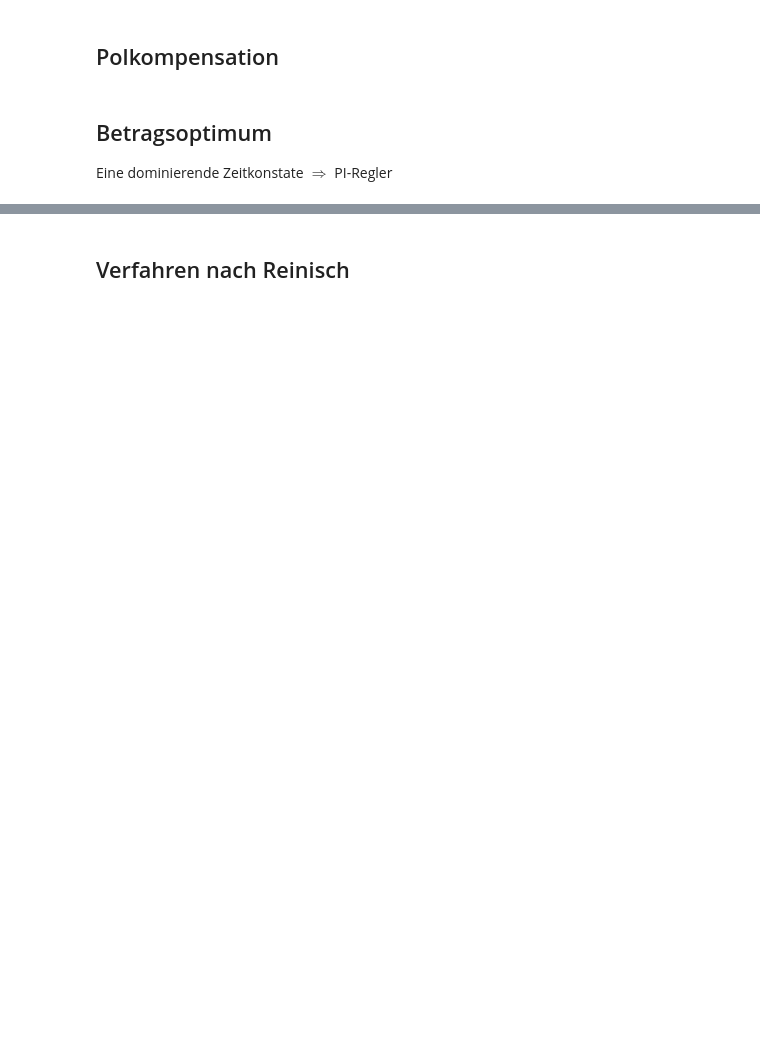
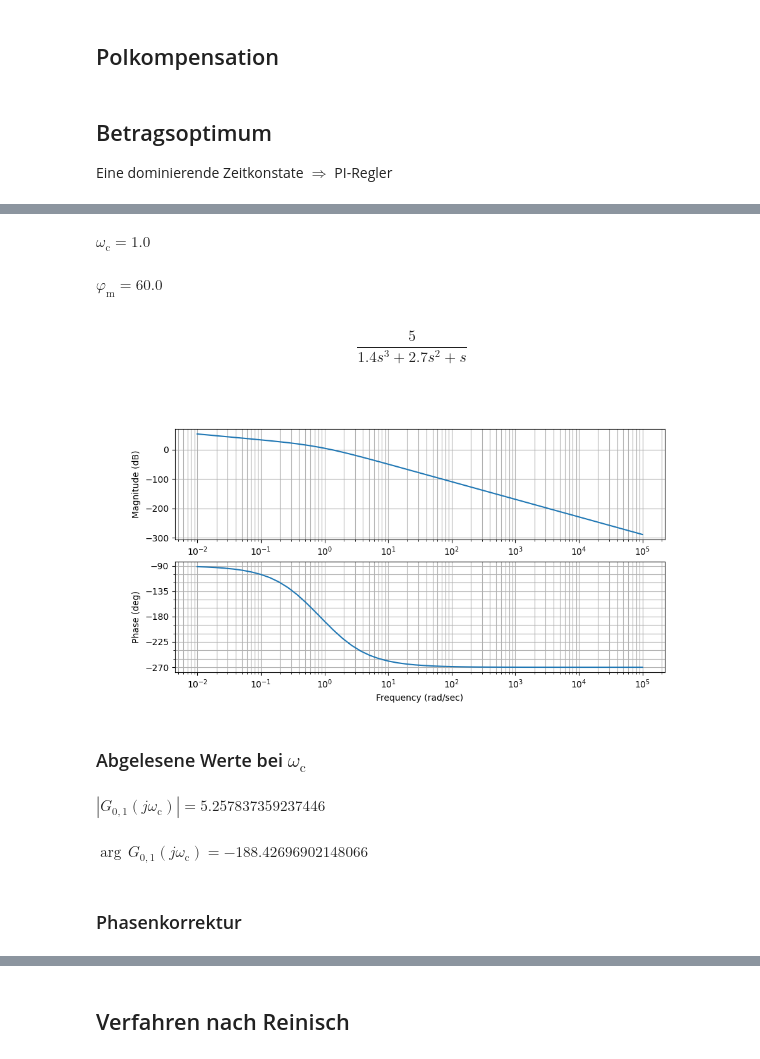
Before and after one commit to umit-iace/lehre-chemie-msr-notebooks, a Jupyter notebook: VergleichEinstellverfahrenSystem2Ordnung.ipynb, the cells around one changed output, grey strips where cells are left out. Saved outputs shown, nothing was run; the diff lists cells and outputs as text; code cells hidden in the pictures; blank space fills up the shorter version.

```diff
--- a/VergleichEinstellverfahrenSystem2Ordnung.ipynb
+++ b/VergleichEinstellverfahrenSystem2Ordnung.ipynb
@@ -105,0 +85,22 @@ Amplitude: $-7,06$
+# %%
+wc = 1.5 / Tr
+Math(r'\omega_\mathrm{c} =' + str(wc))
+# %% [output]
+$\displaystyle \omega_\mathrm{c} =1.0$
+# %%
+phi = 70 - 100 * dH
+Math(r'\varphi_\mathrm{m} = ' + str(phi))
+# %% [output]
+$\displaystyle \varphi_\mathrm{m} = 60.0$
+# %%
+G01Fkv = sys * control.tf([1], [1, 0])
+G01Fkv
+# %% [output]
+$$\frac{5}{1.4 s^3 + 2.7 s^2 + s}$$
+# %%
+fig = plt.figure(figsize=(10, 5))
+magG01Fkv, phaseG01Fkv, wG01Fkv=control.bode(G01Fkv, f)
+# %% [output]
+[figure, added]
+# %% [markdown]
+### Abgelesene Werte bei $\omega_\mathrm{c}$
@@ -105,0 +109,10 @@ Amplitude: $-7,06$
+# %%
+Math(r'|G_{0,1}(j\omega_\mathrm{c})| = ' + str(control.mag2db(magFkvWc[0])))
+# %% [output]
+$\displaystyle |G_{0,1}(j\omega_\mathrm{c})| = 5.257837359237446$
+# %%
+Math(r'\arg \, G_{0,1}(j\omega_\mathrm{c}) = ' + str(np.rad2deg(phaseFkvWc[0])))
+# %% [output]
+$\displaystyle \arg \, G_{0,1}(j\omega_\mathrm{c}) = -188.42696902148066$
+# %% [markdown]
+### Phasenkorrektur
```
Also changed, not shown: parts of 35 cells of this notebook.
